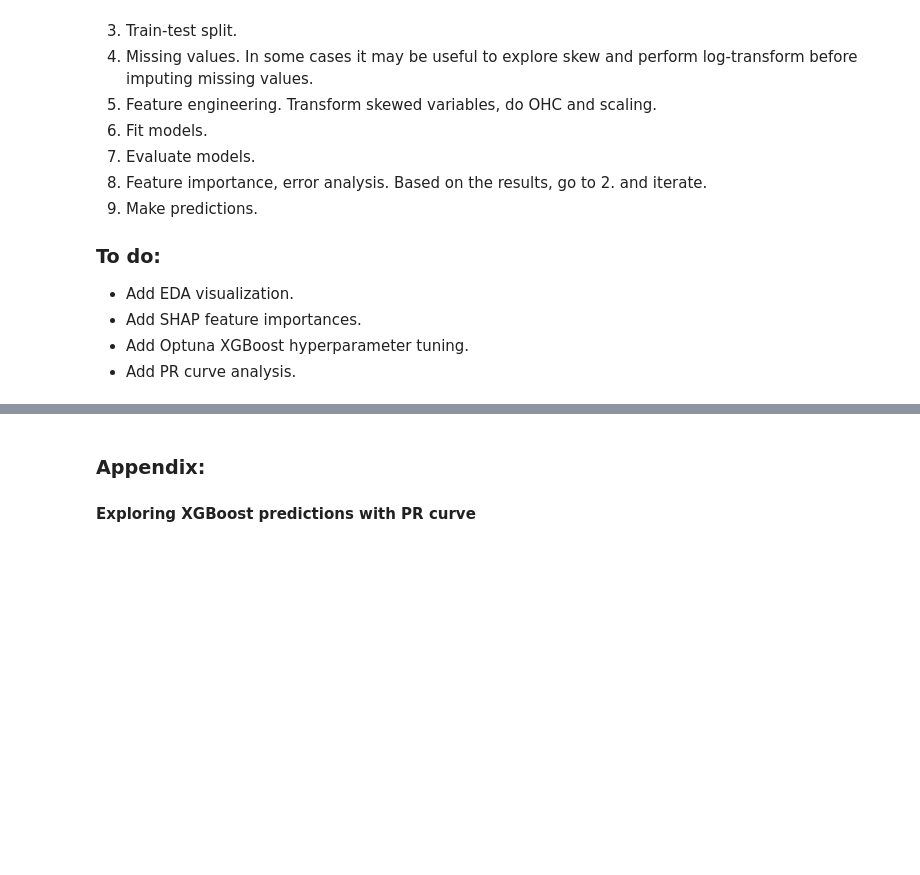
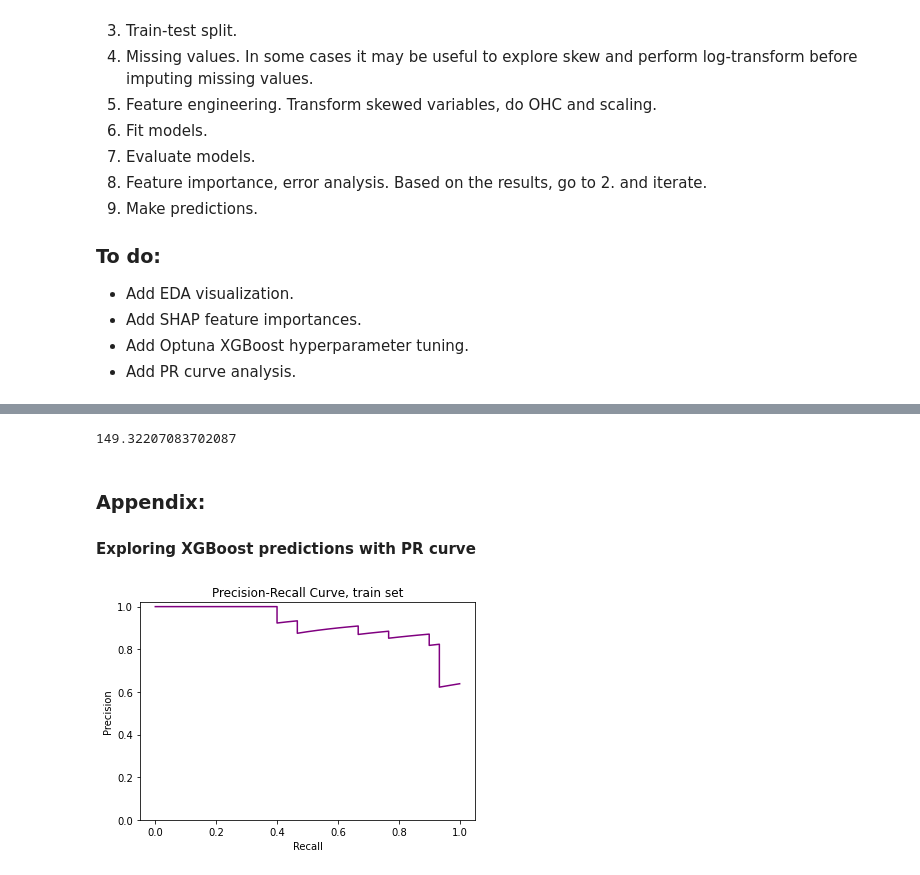
Before and after one commit to MykolaPinchuk/KaggleProjects, a Jupyter notebook: kp10-titanic-v0.ipynb, the cells around one changed output, grey strips where cells are left out. Cells and saved outputs as stored; diff of their text form; code cells hidden in the pictures; blank space fills up the shorter version.

```diff
--- a/kp10-titanic-v0.ipynb
+++ b/kp10-titanic-v0.ipynb
@@ -170,7 +170,7 @@ num_cols = list(set(train_x.columns)-set(cat_cols))
 
 print('categorical features: ', cat_cols, 'numerical features: ', num_cols)
 
-X_train, X_test, y_train, y_test = train_test_split(train_x, train_y, test_size = 0.01, random_state=23)
+X_train, X_test, y_train, y_test = train_test_split(train_x, train_y, test_size = 0.9, random_state=1)
 print(X_train.shape, X_test.shape, y_train.shape, X_pred.shape)
 
 X_train.info()
@@ -295,6 +313,10 @@ os.chdir(r'/kaggle/working')
 
 from IPython.display import FileLink
 FileLink(r'KP10_v2_vc.csv')
+
+display(time.time()-time0)
+# %% [output]
+149.32207083702087
 # %% [markdown]
 ### Appendix:
 #### Exploring XGBoost predictions with PR curve
@@ -302,0 +323,18 @@ FileLink(r'KP10_v2_vc.csv')
+# %%
+# Precision-Recall curve in train set
+precision_t, recall_t, threshold = precision_recall_curve(y_train, xgbm.predict_proba(X_train)[:, 1])
+auc_precision_recall_train = auc(recall_t, precision_t)
+temp = recall_t[(recall_t>0.195)&(recall_t<0.205)]
+temp = temp[int(len(temp)/2)]
+indexx = ((np.where(recall_t==temp)))[0][0]
+r20prec_train = precision_t[indexx]
+
+fig, ax = plt.subplots()
+ax.plot(recall_t, precision_t, color='purple')
+ax.set_title('Precision-Recall Curve, train set')
+ax.set_ylabel('Precision')
+ax.set_xlabel('Recall')
+ax.set_ylim(bottom=0, top=1.02)
+plt.show()
+# %% [output]
+[figure, added]
```
Also changed, not shown: parts of 6 cells of this notebook.
